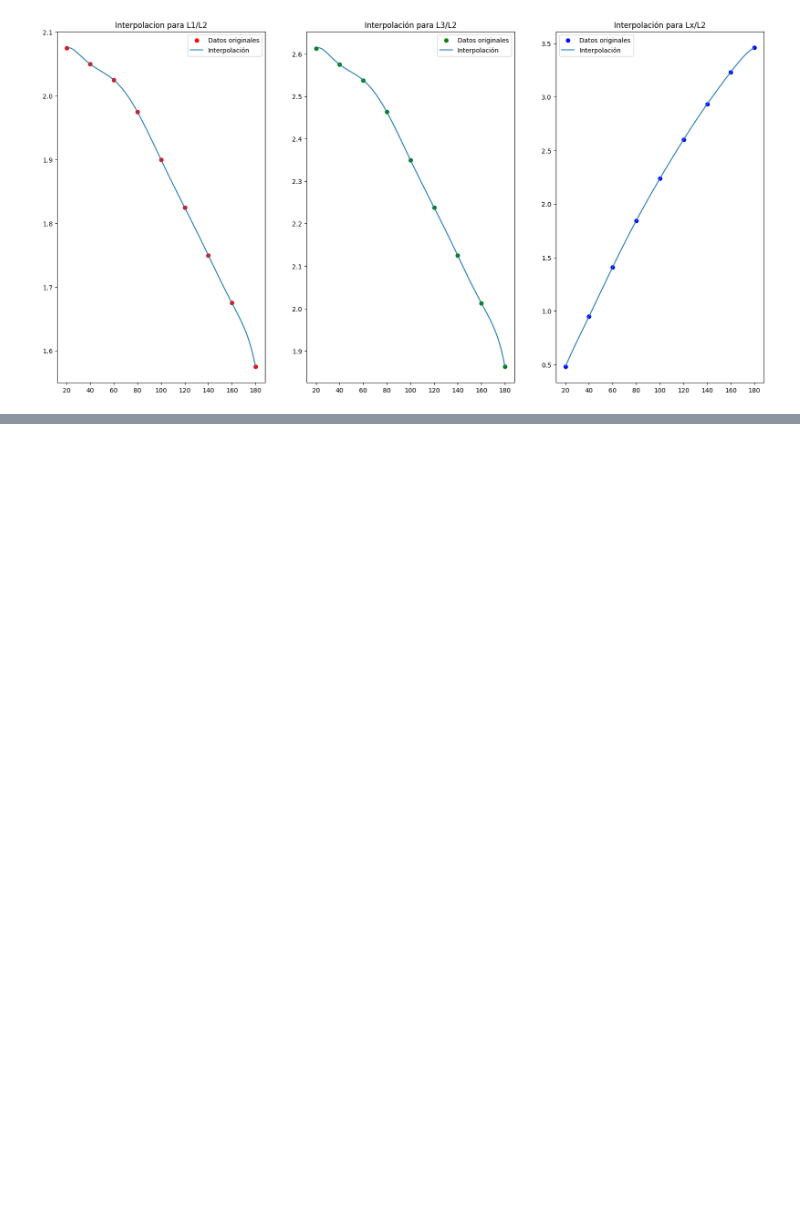
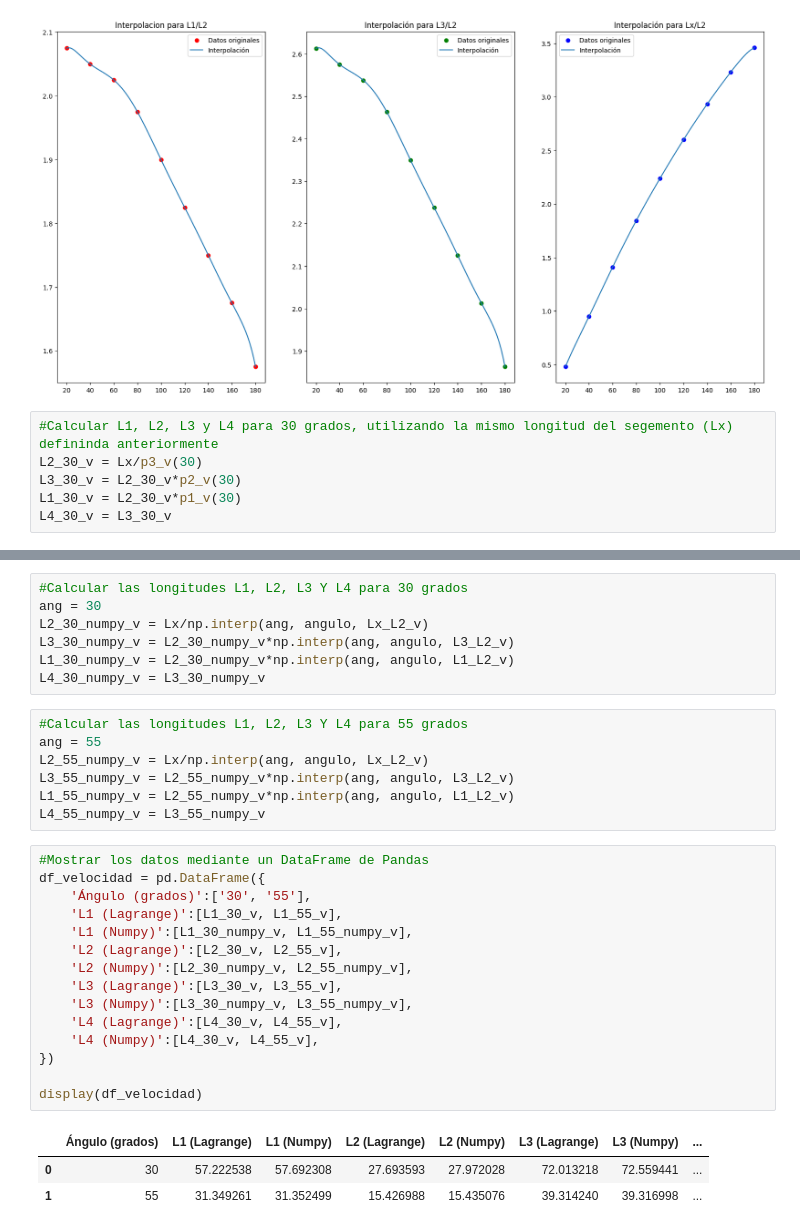
Before and after one commit to JuanMcd/ProgParaIngenieria, a Jupyter notebook: Tarea_interpolacion.ipynb, the cells around one changed output, grey strips where cells are left out. Cells and saved outputs as stored; diff of their text form; blank space fills up the shorter version.

```diff
--- a/Tarea_interpolacion.ipynb
+++ b/Tarea_interpolacion.ipynb
@@ -168,3 +168,9 @@ axs[2].legend()
 # %% [output]
 <matplotlib.legend.Legend at 0x...>
 [figure]
+# %%
+#Calcular L1, L2, L3 y L4 para 30 grados, utilizando la mismo longitud del segemento (Lx) defininda anteriormente
+L2_30_v = Lx/p3_v(30)
+L3_30_v = L2_30_v*p2_v(30)
+L1_30_v = L2_30_v*p1_v(30)
+L4_30_v = L3_30_v
@@ -170,0 +210,33 @@ axs[2].legend()
+# %%
+#Calcular las longitudes L1, L2, L3 Y L4 para 30 grados
+ang = 30
+L2_30_numpy_v = Lx/np.interp(ang, angulo, Lx_L2_v)
+L3_30_numpy_v = L2_30_numpy_v*np.interp(ang, angulo, L3_L2_v)
+L1_30_numpy_v = L2_30_numpy_v*np.interp(ang, angulo, L1_L2_v)
+L4_30_numpy_v = L3_30_numpy_v
+# %%
+#Calcular las longitudes L1, L2, L3 Y L4 para 55 grados
+ang = 55
+L2_55_numpy_v = Lx/np.interp(ang, angulo, Lx_L2_v)
+L3_55_numpy_v = L2_55_numpy_v*np.interp(ang, angulo, L3_L2_v)
+L1_55_numpy_v = L2_55_numpy_v*np.interp(ang, angulo, L1_L2_v)
+L4_55_numpy_v = L3_55_numpy_v
+# %%
+#Mostrar los datos mediante un DataFrame de Pandas
+df_velocidad = pd.DataFrame({
+    'Ángulo (grados)':['30', '55'],
+    'L1 (Lagrange)':[L1_30_v, L1_55_v],
+    'L1 (Numpy)':[L1_30_numpy_v, L1_55_numpy_v],
+    'L2 (Lagrange)':[L2_30_v, L2_55_v],
+    'L2 (Numpy)':[L2_30_numpy_v, L2_55_numpy_v],
+    'L3 (Lagrange)':[L3_30_v, L3_55_v],
+    'L3 (Numpy)':[L3_30_numpy_v, L3_55_numpy_v],
+    'L4 (Lagrange)':[L4_30_v, L4_55_v],
+    'L4 (Numpy)':[L4_30_v, L4_55_v],
+})
+
+display(df_velocidad)
+# %% [output]
+|  | Ángulo (grados) | L1 (Lagrange) | L1 (Numpy) | L2 (Lagrange) | L2 (Numpy) | L3 (Lagrange) | L3 (Numpy) | ... |
+| 0 | 30 | 57.222538 | 57.692308 | 27.693593 | 27.972028 | 72.013218 | 72.559441 | ... |
+| 1 | 55 | 31.349261 | 31.352499 | 15.426988 | 15.435076 | 39.314240 | 39.316998 | ... |
```
Also changed, not shown: parts of 4 cells of this notebook.
